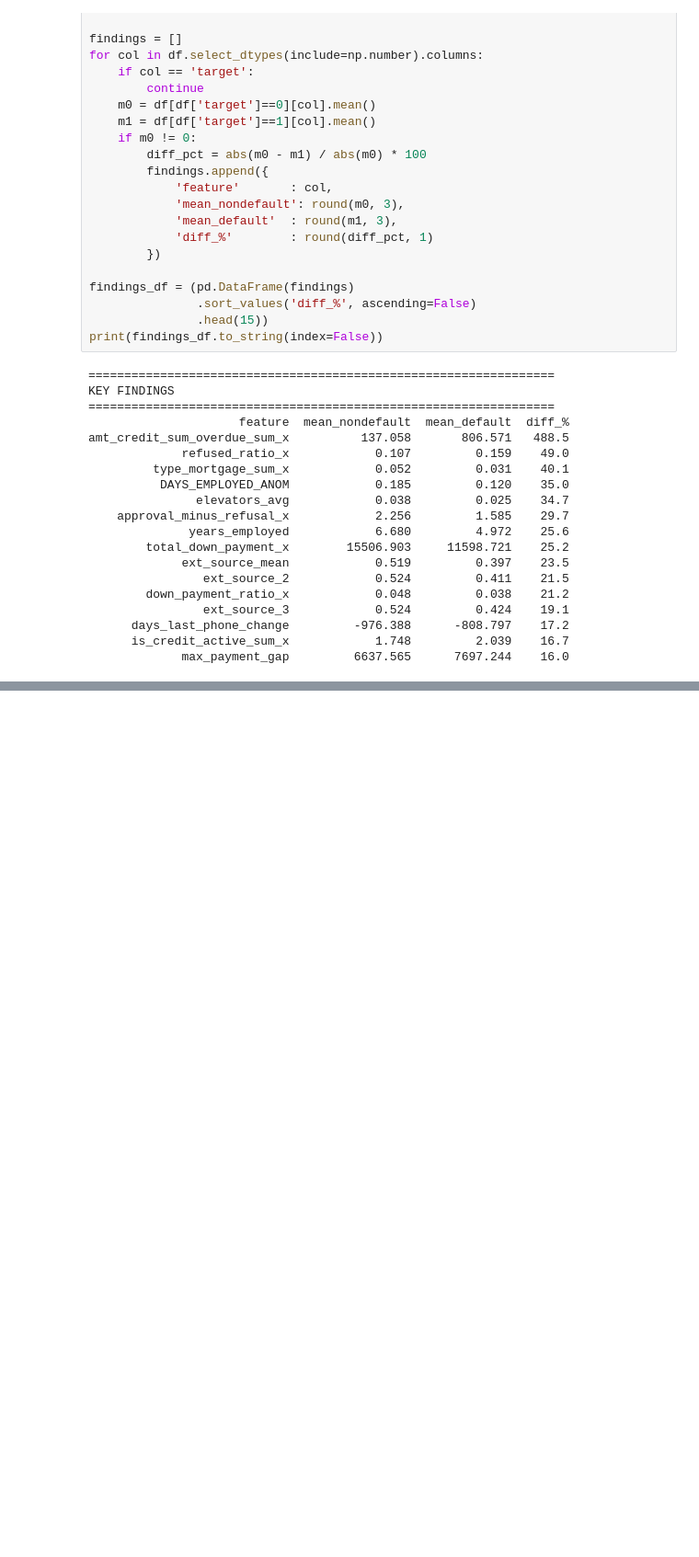
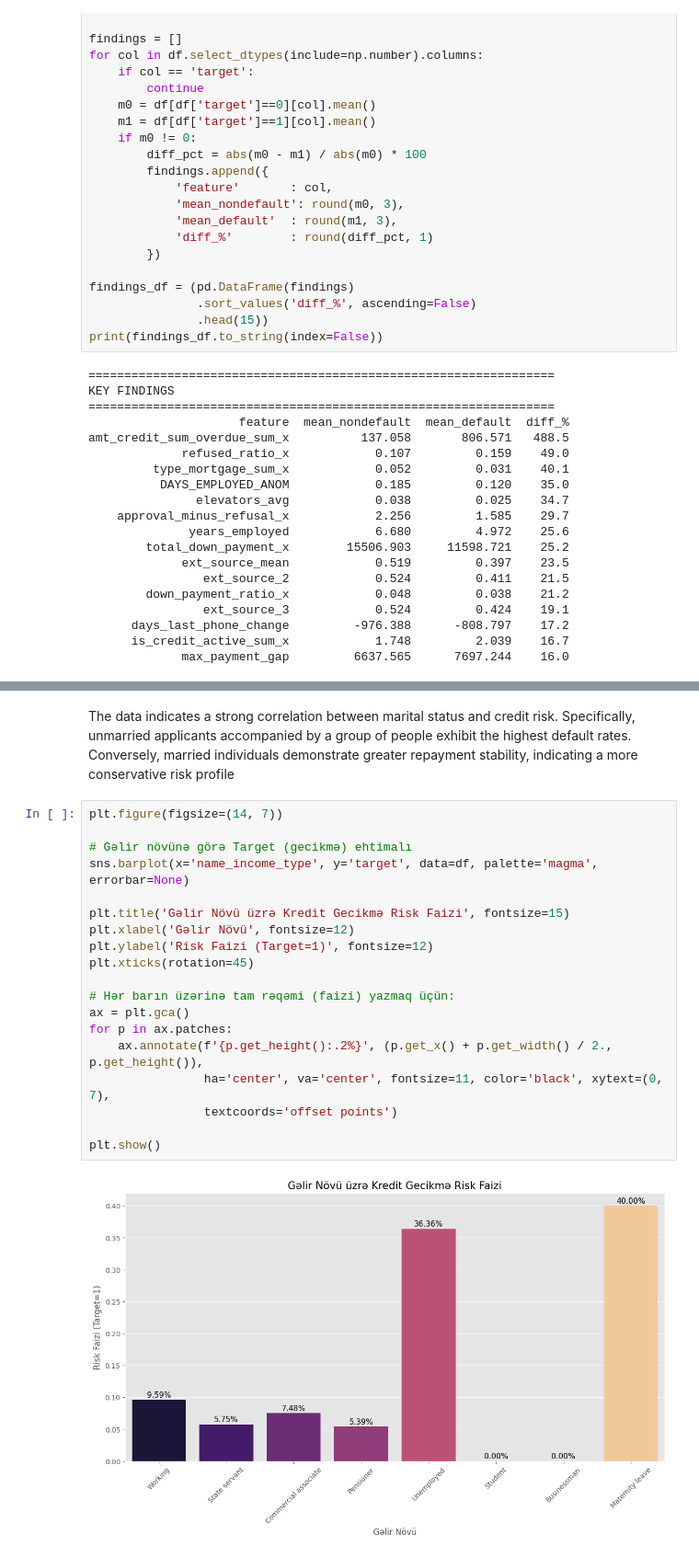
Before and after one commit to ruslancabbarov/Home-Credit-Risk-Management, a Jupyter notebook: Notebooks/EDA.ipynb, the cells around one changed output, grey strips where cells are left out. Shown at 92% size. Cells and saved outputs as stored; diff of their text form; blank space fills up the shorter version.

```diff
--- a/Notebooks/EDA.ipynb
+++ b/Notebooks/EDA.ipynb
@@ -514,0 +583,23 @@ from sklearn.preprocessing import LabelEncoder
+# %% [markdown]
+The data indicates a strong correlation between marital status and credit risk. Specifically, unmarried applicants accompanied by a group of people exhibit the highest default rates. Conversely, married individuals demonstrate greater repayment stability, indicating a more conservative risk profile
+# %%
+plt.figure(figsize=(14, 7))
+
+# Gəlir növünə görə Target (gecikmə) ehtimalı
+sns.barplot(x='name_income_type', y='target', data=df, palette='magma', errorbar=None)
+
+plt.title('Gəlir Növü üzrə Kredit Gecikmə Risk Faizi', fontsize=15)
+plt.xlabel('Gəlir Növü', fontsize=12)
+plt.ylabel('Risk Faizi (Target=1)', fontsize=12)
+plt.xticks(rotation=45)
+
+# Hər barın üzərinə tam rəqəmi (faizi) yazmaq üçün:
+ax = plt.gca()
+for p in ax.patches:
+    ax.annotate(f'{p.get_height():.2%}', (p.get_x() + p.get_width() / 2., p.get_height()),
+                ha='center', va='center', fontsize=11, color='black', xytext=(0, 7),
+                textcoords='offset points')
+
+plt.show()
+# %% [output]
+[figure, added]
```
Also changed, not shown: parts of 21 cells of this notebook.
